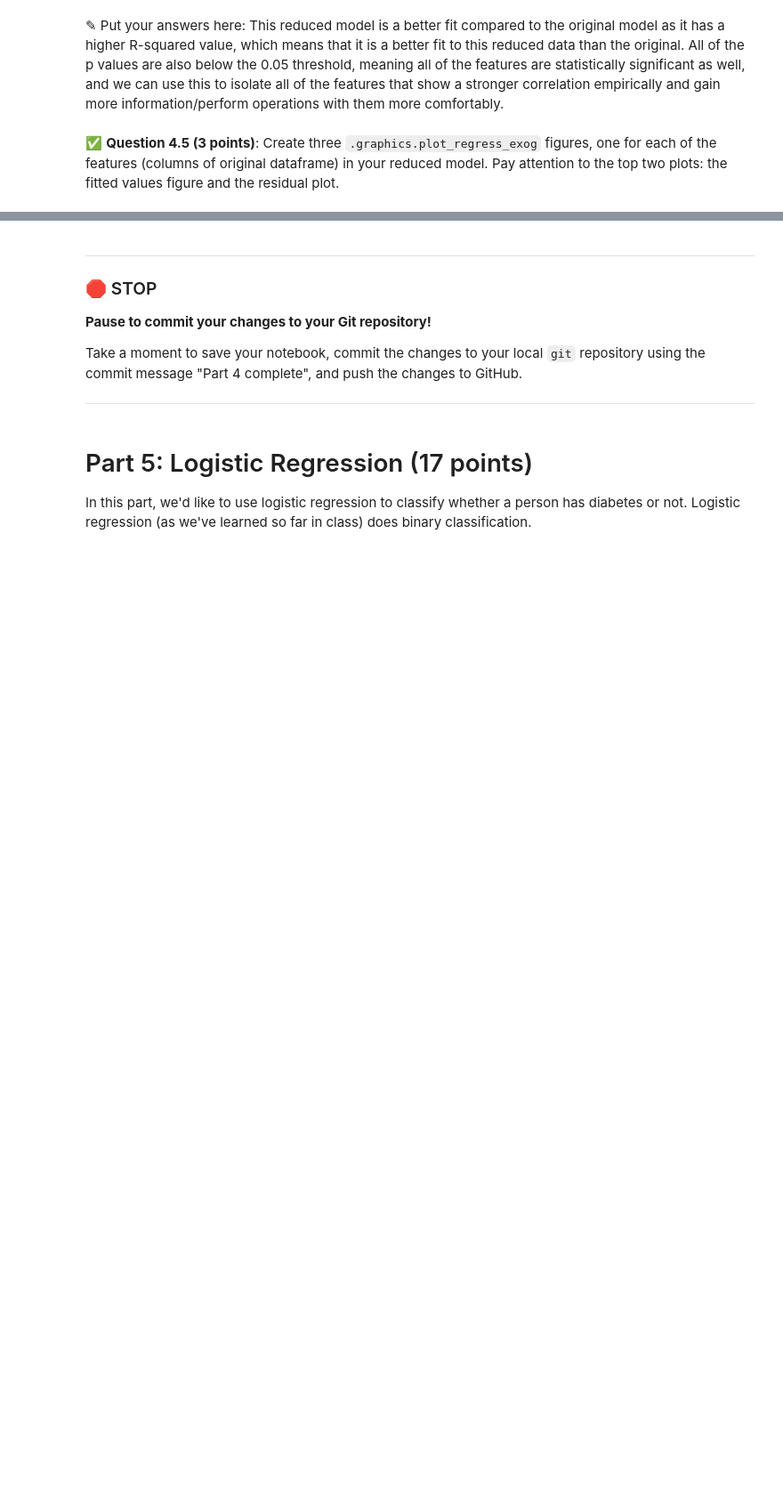
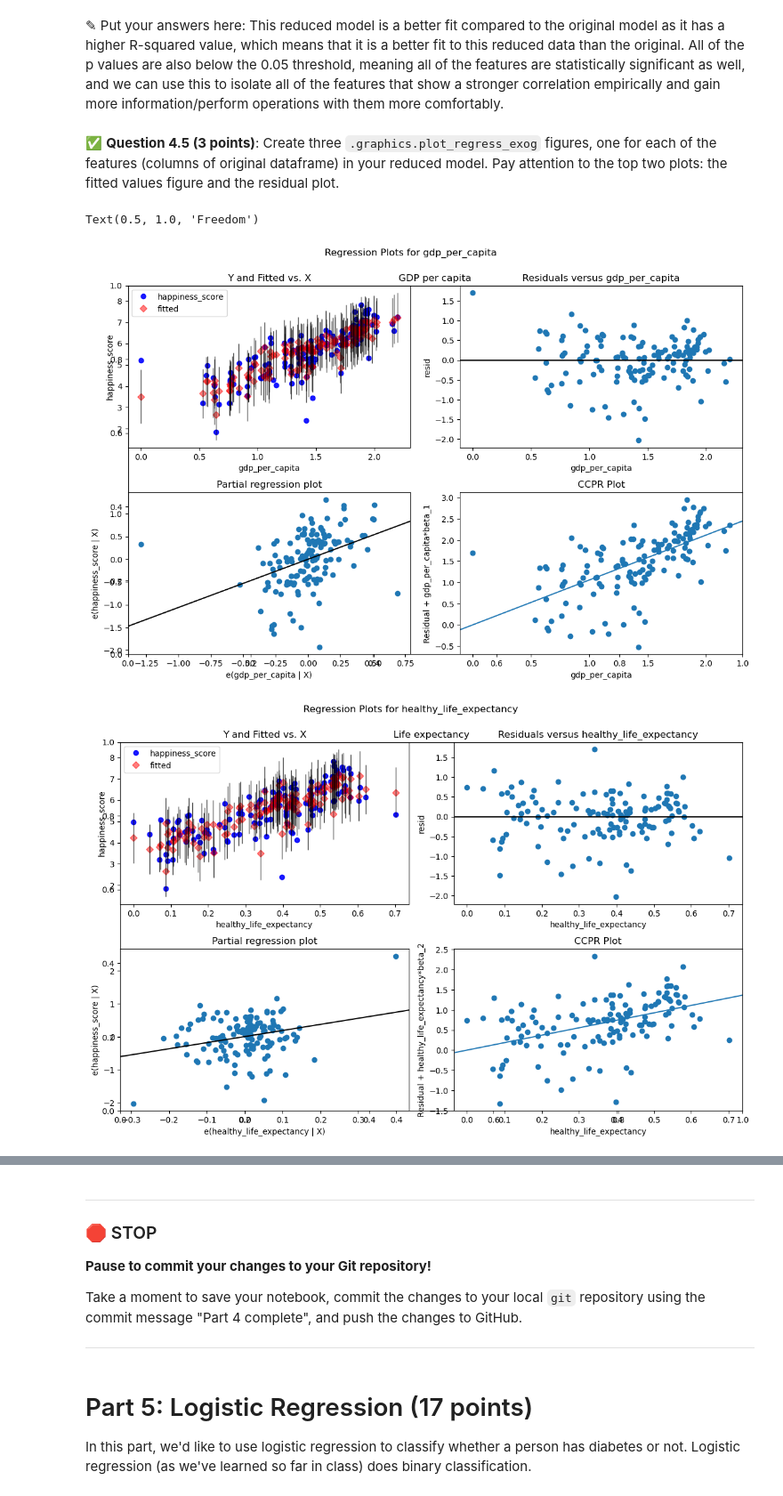
Before and after one commit to varshasg/CMSE202-s23-turnin, a Jupyter notebook: hw-03/HW-03_Regression-S24-STUDENT.ipynb, the cells around one changed output, grey strips where cells are left out. Shown at 89% size. Drawn from its saved outputs; the diff is of its cells as text; code cells hidden in the pictures; blank space fills up the shorter version.

```diff
--- a/hw-03/HW-03_Regression-S24-STUDENT.ipynb
+++ b/hw-03/HW-03_Regression-S24-STUDENT.ipynb
@@ -362,0 +361,18 @@ This reduced model is a better fit compared to the original model as it has a hi
+# %%
+# Put your code here.
+fig_gdp, ax_gdp = plt.subplots(figsize=(12, 8))
+fig_healthy, ax_healthy = plt.subplots(figsize=(12, 8))
+fig_freedom, ax_freedom = plt.subplots(figsize=(12, 8))
+
+plot_regress_exog(model2023_sig, 'gdp_per_capita', fig=fig_gdp)
+ax_gdp.set_title('GDP per capita')
+
+plot_regress_exog(model2023_sig, 'healthy_life_expectancy', fig=fig_healthy)
+ax_healthy.set_title('Life expectancy')
+
+plot_regress_exog(model2023_sig, 'freedom_to_make_life_choices', fig=fig_freedom)
+ax_freedom.set_title('Freedom')
+# %% [output]
+Text(0.5, 1.0, 'Freedom')
+[figure, added]
+[figure, added]
```
Also changed, not shown: parts of 12 cells of this notebook.
